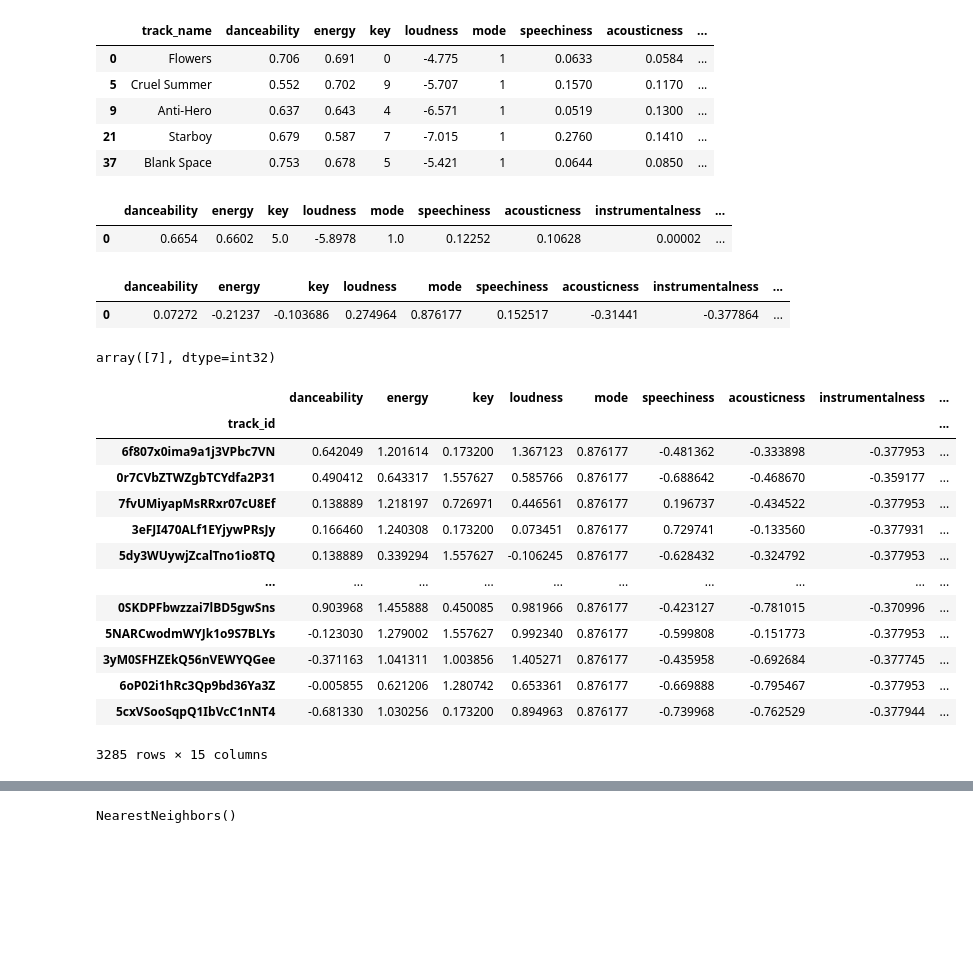
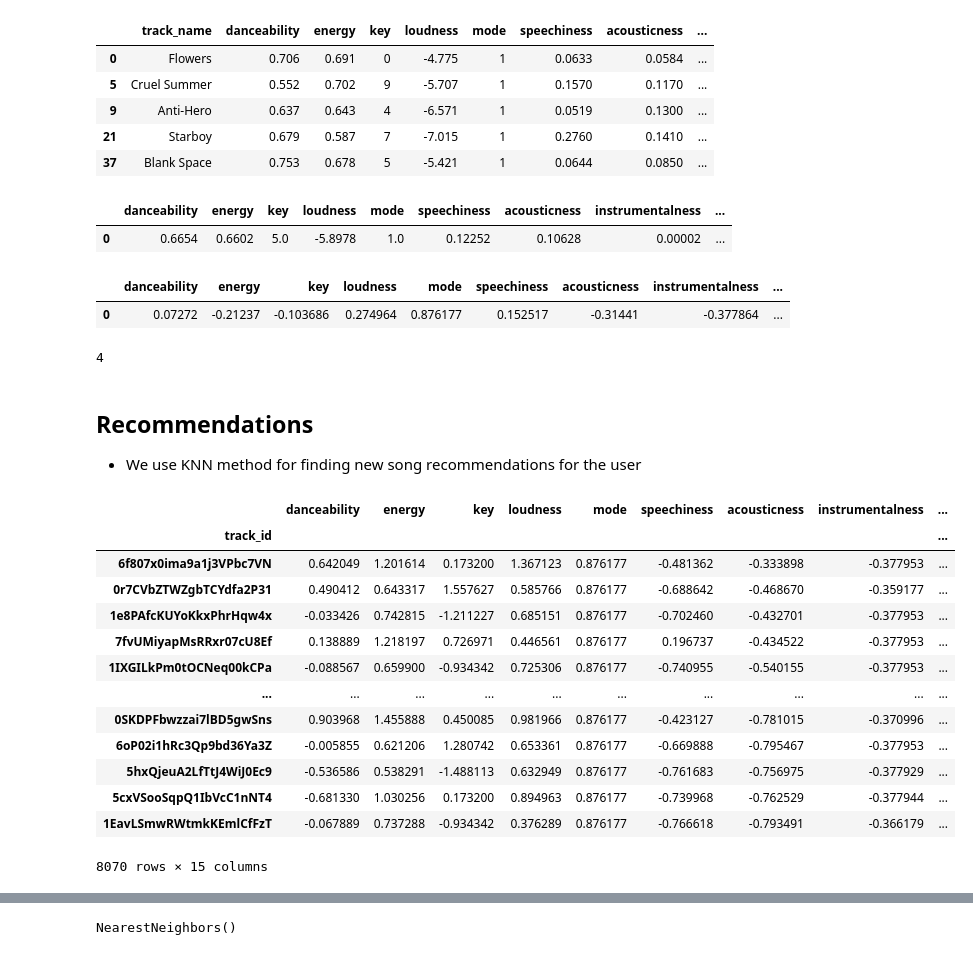
Before and after one commit to JoeBrueneman/Jammin_With_Spotify, a Jupyter notebook: topic1_30k/Processing.ipynb, the cells around one changed output, grey strips where cells are left out. Saved outputs shown, nothing was run; the diff lists cells and outputs as text; code cells hidden in the pictures; blank space fills up the shorter version.

```diff
--- a/topic1_30k/Processing.ipynb
+++ b/topic1_30k/Processing.ipynb
@@ -86,7 +91,7 @@ from sklearn.cluster import KMeans, AgglomerativeClustering, Birch
 # %%
 # Create a a list to store inertia values and the values of k
 inertia = []
-k = list(range(1, 30))
+k = list(range(1, 15))
 # %%
 # Create a for-loop where each value of k is evaluated using the K-means algorithm
 # Fit the model using the spread_df DataFrame
@@ -122,6 +131,6 @@ df_elbow.hvplot.line(
 # %%
 # Initialize the K-Means model with n_clusters=3
-model = KMeans(n_clusters=15)
+model = KMeans(n_clusters=7)
 
 # Fit the model for the rate_df_scaled DataFrame
 model.fit(scaled_songs_df)
@@ -217,12 +236,14 @@ my_list
 | 21 | Starboy | 0.679 | 0.587 | 7 | -7.015 | 1 | 0.2760 | 0.1410 | ... |
 | 37 | Blank Space | 0.753 | 0.678 | 5 | -5.421 | 1 | 0.0644 | 0.0850 | ... |
 # %%
+# Compute the mean `audio features` of user's song
 my_list_feature = my_list.drop('track_name', axis=1).mean()
+# Transform it into a dataframe
+my_list_feature_df= pd.DataFrame(my_list_feature,)
+# Transpose the dataframe into the correct format
+my_list_feature_df = my_list_feature_df.transpose()
+my_list_feature_df
+# %% [output]
+|  | danceability | energy | key | loudness | mode | speechiness | acousticness | instrumentalness | ... |
+| 0 | 0.6654 | 0.6602 | 5.0 | -5.8978 | 1.0 | 0.12252 | 0.10628 | 0.00002 | ... |
-# %%
-my_list_feature_df= pd.DataFrame(my_list_feature,)
-my_list_feature_df = my_list_feature_df.transpose()
-my_list_feature_df
-# %% [output]
-|  | danceability | energy | key | loudness | mode | speechiness | acousticness | instrumentalness | ... |
-| 0 | 0.6654 | 0.6602 | 5.0 | -5.8978 | 1.0 | 0.12252 | 0.10628 | 0.00002 | ... |
 # %%
@@ -233,28 +255,34 @@ scaled_my_list_feature_df.head()
 |  | danceability | energy | key | loudness | mode | speechiness | acousticness | instrumentalness | ... |
 | 0 | 0.07272 | -0.21237 | -0.103686 | 0.274964 | 0.876177 | 0.152517 | -0.31441 | -0.377864 | ... |
 # %%
+# Predict user's song cluster
 my_cluster = model.predict(scaled_my_list_feature_df)
-my_cluster
+cluster_pred = my_cluster[0]
+cluster_pred
 # %% [output]
-array([7], dtype=int32)
+4
+# %% [markdown]
+## Recommendations
+* We use KNN method for finding new song recommendations for the user
 # %%
-similar_songs = clustered_scaled_songs_df[clustered_scaled_songs_df["songs_cluster"]==7]
+# Find similar songs of the user's cluster
+similar_songs = clustered_scaled_songs_df[clustered_scaled_songs_df["songs_cluster"]==cluster_pred]
 similar_songs
 # %% [output]
 |  | danceability | energy | key | loudness | mode | speechiness | acousticness | instrumentalness | ... |
 | track_id |  |  |  |  |  |  |  |  | ... |
 | 6f807x0ima9a1j3VPbc7VN | 0.642049 | 1.201614 | 0.173200 | 1.367123 | 0.876177 | -0.481362 | -0.333898 | -0.377953 | ... |
 | 0r7CVbZTWZgbTCYdfa2P31 | 0.490412 | 0.643317 | 1.557627 | 0.585766 | 0.876177 | -0.688642 | -0.468670 | -0.359177 | ... |
+| 1e8PAfcKUYoKkxPhrHqw4x | -0.033426 | 0.742815 | -1.211227 | 0.685151 | 0.876177 | -0.702460 | -0.432701 | -0.377953 | ... |
 | 7fvUMiyapMsRRxr07cU8Ef | 0.138889 | 1.218197 | 0.726971 | 0.446561 | 0.876177 | 0.196737 | -0.434522 | -0.377953 | ... |
-| 3eFJI470ALf1EYjywPRsJy | 0.166460 | 1.240308 | 0.173200 | 0.073451 | 0.876177 | 0.729741 | -0.133560 | -0.377931 | ... |
-| 5dy3WUywjZcalTno1io8TQ | 0.138889 | 0.339294 | 1.557627 | -0.106245 | 0.876177 | -0.628432 | -0.324792 | -0.377953 | ... |
+| 1IXGILkPm0tOCNeq00kCPa | -0.088567 | 0.659900 | -0.934342 | 0.725306 | 0.876177 | -0.740955 | -0.540155 | -0.377953 | ... |
 | ... | ... | ... | ... | ... | ... | ... | ... | ... | ... |
 | 0SKDPFbwzzai7lBD5gwSns | 0.903968 | 1.455888 | 0.450085 | 0.981966 | 0.876177 | -0.423127 | -0.781015 | -0.370996 | ... |
-| 5NARCwodmWYJk1o9S7BLYs | -0.123030 | 1.279002 | 1.557627 | 0.992340 | 0.876177 | -0.599808 | -0.151773 | -0.377953 | ... |
-| 3yM0SFHZEkQ56nVEWYQGee | -0.371163 | 1.041311 | 1.003856 | 1.405271 | 0.876177 | -0.435958 | -0.692684 | -0.377745 | ... |
 | 6oP02i1hRc3Qp9bd36Ya3Z | -0.005855 | 0.621206 | 1.280742 | 0.653361 | 0.876177 | -0.669888 | -0.795467 | -0.377953 | ... |
+| 5hxQjeuA2LfTtJ4WiJ0Ec9 | -0.536586 | 0.538291 | -1.488113 | 0.632949 | 0.876177 | -0.761683 | -0.756975 | -0.377929 | ... |
 | 5cxVSooSqpQ1IbVcC1nNT4 | -0.681330 | 1.030256 | 0.173200 | 0.894963 | 0.876177 | -0.739968 | -0.762529 | -0.377944 | ... |
+| 1EavLSmwRWtmkKEmlCfFzT | -0.067889 | 0.737288 | -0.934342 | 0.376289 | 0.876177 | -0.766618 | -0.793491 | -0.366179 | ... |
-3285 rows × 15 columns
+8070 rows × 15 columns
 # %%
 from sklearn.neighbors import NearestNeighbors
 # %%
```
Also changed, not shown: parts of 24 cells of this notebook.
